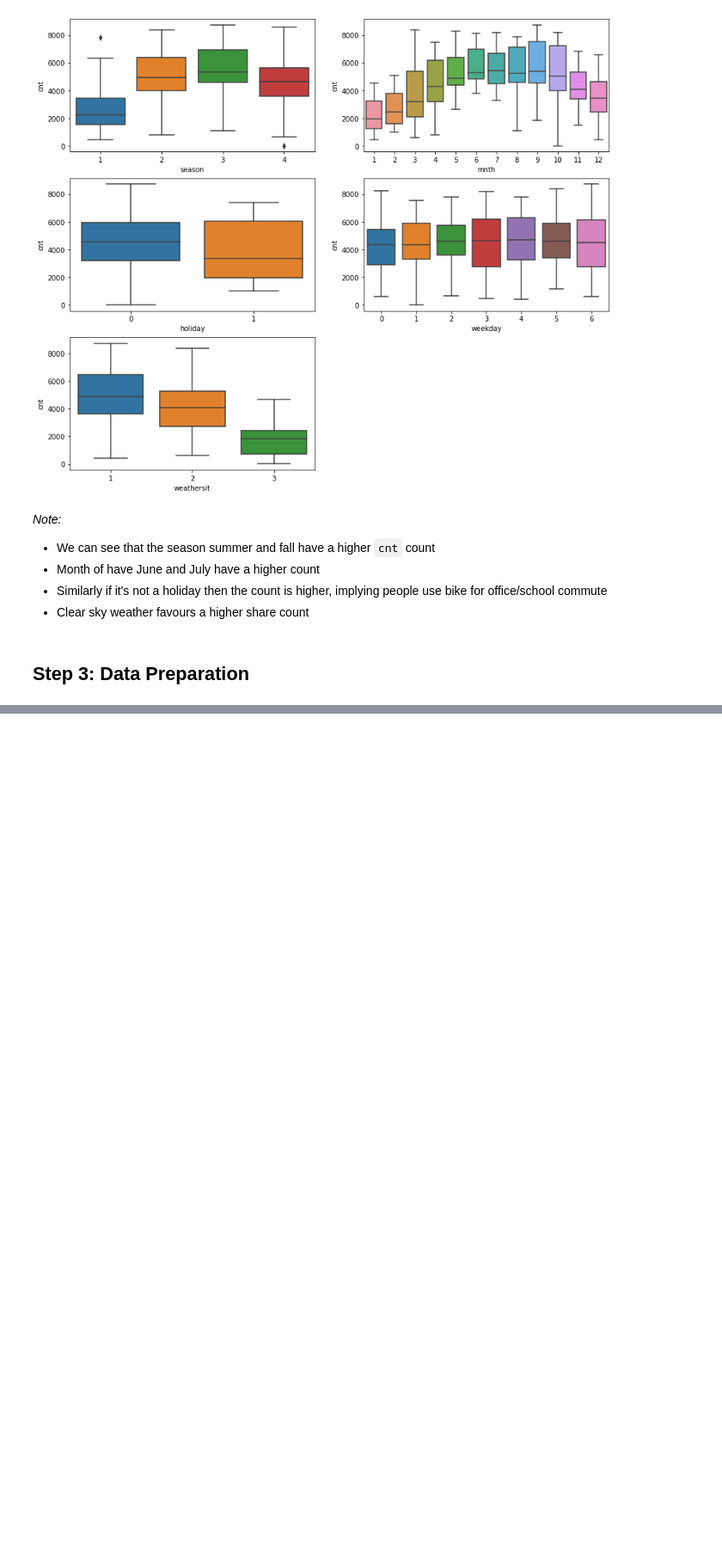
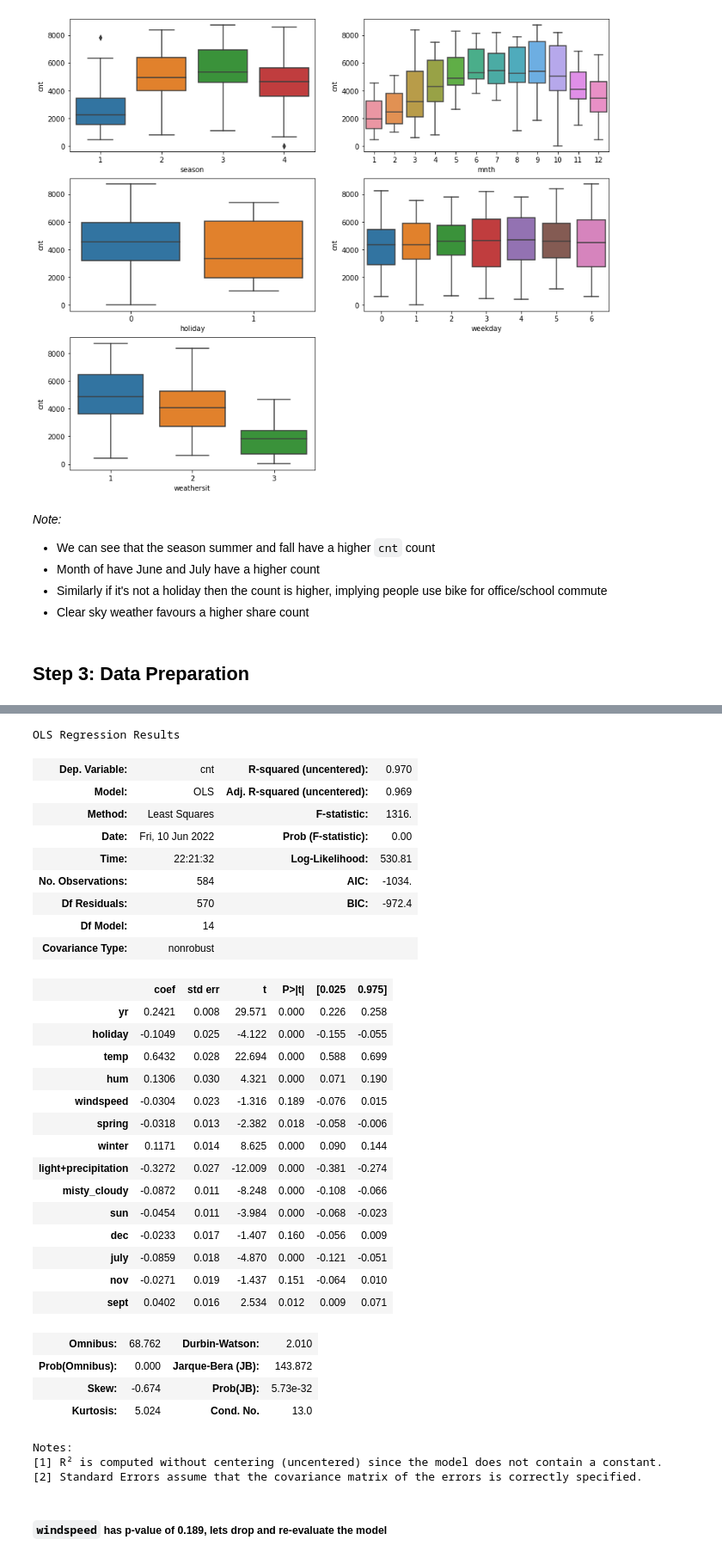
Before and after one commit to jawad360/epgp_course_2_bike_sharing_ass, a Jupyter notebook: bike_sharing.ipynb, the cells around one changed output, grey strips where cells are left out. Shown at 86% size. Cells and saved outputs as stored; diff of their text form; code cells hidden in the pictures; blank space fills up the shorter version.

```diff
--- a/bike_sharing.ipynb
+++ b/bike_sharing.ipynb
@@ -248,0 +539,40 @@ plt.show()
+# %%
+X_train_rfe.drop(["jan"], axis=1, inplace=True)
+# %%
+lm = sm.OLS(y_train,X_train_rfe).fit()
+lm.summary()
+# %% [output]
+OLS Regression Results
+| Dep. Variable: | cnt | R-squared (uncentered): | 0.970 |
+| Model: | OLS | Adj. R-squared (uncentered): | 0.969 |
+| Method: | Least Squares | F-statistic: | 1316. |
+| Date: | Fri, 10 Jun 2022 | Prob (F-statistic): | 0.00 |
+| Time: | 22:21:32 | Log-Likelihood: | 530.81 |
+| No. Observations: | 584 | AIC: | -1034. |
+| Df Residuals: | 570 | BIC: | -972.4 |
+| Df Model: | 14 |  |  |
+| Covariance Type: | nonrobust |  |  |
+|  | coef | std err | t | P>|t| | [0.025 | 0.975] |
+| yr | 0.2421 | 0.008 | 29.571 | 0.000 | 0.226 | 0.258 |
+| holiday | -0.1049 | 0.025 | -4.122 | 0.000 | -0.155 | -0.055 |
+| temp | 0.6432 | 0.028 | 22.694 | 0.000 | 0.588 | 0.699 |
+| hum | 0.1306 | 0.030 | 4.321 | 0.000 | 0.071 | 0.190 |
+| windspeed | -0.0304 | 0.023 | -1.316 | 0.189 | -0.076 | 0.015 |
+| spring | -0.0318 | 0.013 | -2.382 | 0.018 | -0.058 | -0.006 |
+| winter | 0.1171 | 0.014 | 8.625 | 0.000 | 0.090 | 0.144 |
+| light+precipitation | -0.3272 | 0.027 | -12.009 | 0.000 | -0.381 | -0.274 |
+| misty_cloudy | -0.0872 | 0.011 | -8.248 | 0.000 | -0.108 | -0.066 |
+| sun | -0.0454 | 0.011 | -3.984 | 0.000 | -0.068 | -0.023 |
+| dec | -0.0233 | 0.017 | -1.407 | 0.160 | -0.056 | 0.009 |
+| july | -0.0859 | 0.018 | -4.870 | 0.000 | -0.121 | -0.051 |
+| nov | -0.0271 | 0.019 | -1.437 | 0.151 | -0.064 | 0.010 |
+| sept | 0.0402 | 0.016 | 2.534 | 0.012 | 0.009 | 0.071 |
+| Omnibus: | 68.762 | Durbin-Watson: | 2.010 |
+| Prob(Omnibus): | 0.000 | Jarque-Bera (JB): | 143.872 |
+| Skew: | -0.674 | Prob(JB): | 5.73e-32 |
+| Kurtosis: | 5.024 | Cond. No. | 13.0 |
+Notes:
+[1] R² is computed without centering (uncentered) since the model does not contain a constant.
+[2] Standard Errors assume that the covariance matrix of the errors is correctly specified.
+# %% [markdown]
+##### `windspeed` has p-value of 0.189, lets drop and re-evaluate the model
```
Also changed, not shown: parts of 63 cells of this notebook.
